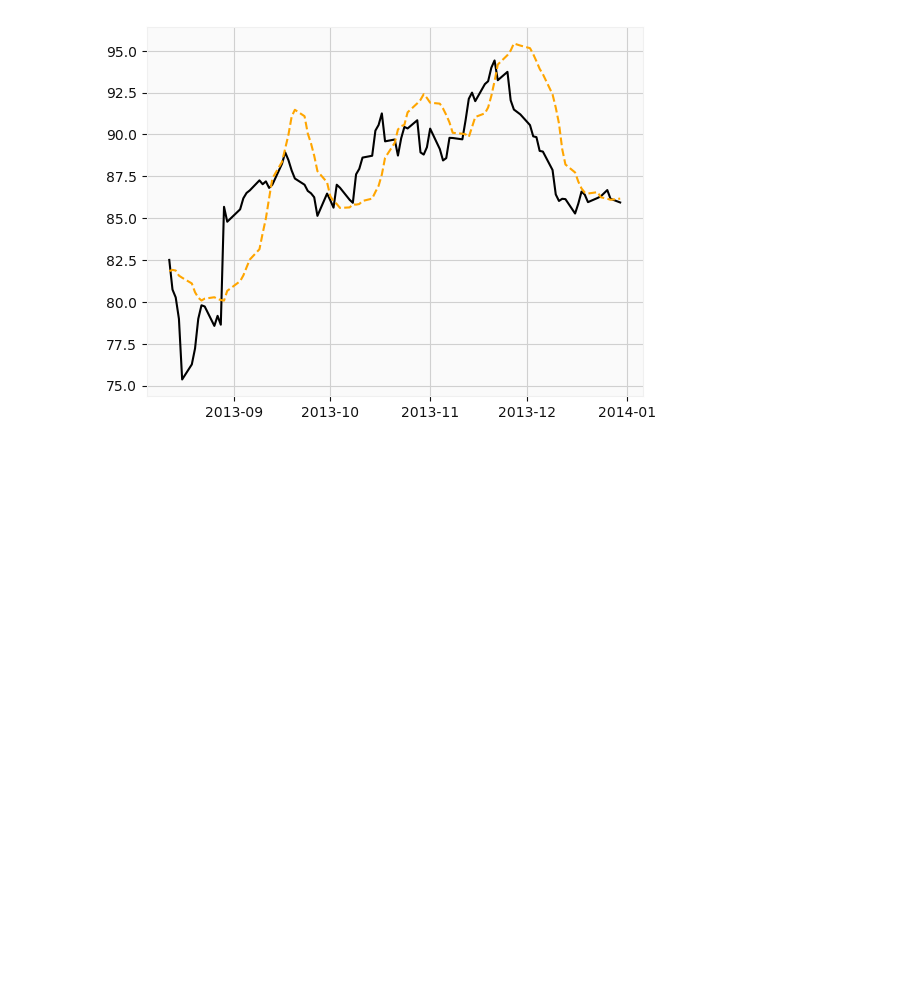
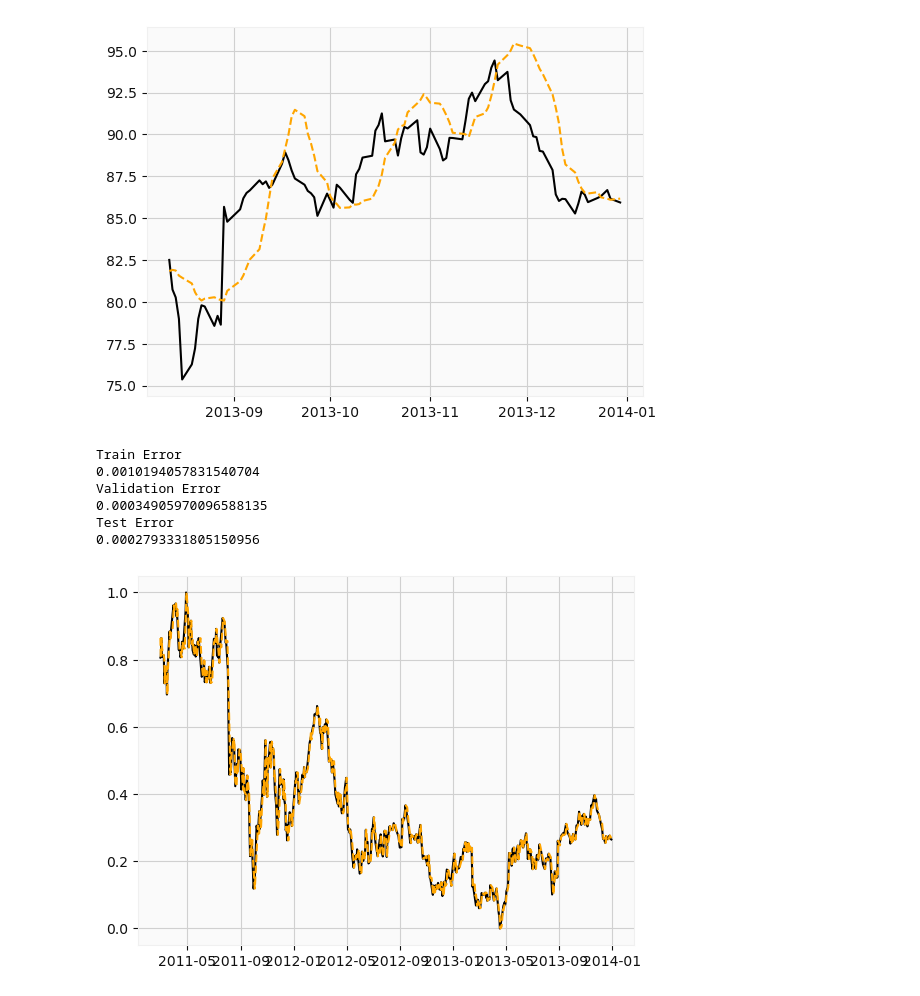
Before and after one commit to tadeohepperle/financial_technology_project2_stock_price_prediction, a Jupyter notebook: hw2_A11922105.ipynb, the cells around one changed output. Drawn from its saved outputs; the diff is of its cells as text; code cells hidden in the pictures; blank space fills up the shorter version.

Commit message:
normalized values

```diff
--- a/hw2_A11922105.ipynb
+++ b/hw2_A11922105.ipynb
@@ -622,3 +630,48 @@ EPOCH 99:: train_loss: 59.161514605141114, validation_loss: 27.091339111328125
 EPOCH 100:: train_loss: 57.019242836713254, validation_loss: 28.34781837463379
 [figure]
 [figure]
+# %%
+class Regression_LastValueModel():
+    # accepts just the close price as input
+    # column name: "Open","High","Low","Close","MA10", "MA30", "K", "D"
+    def __init__(self, column_name):
+        self.column_name = column_name
+        self.___ = nn.Linear(1,1)
+
+    def predict(self, batch):
+        mapping_of_columns =  {k: i for (i,k) in enumerate(["Open","High","Low","Close","MA10", "MA30", "K", "D"])}
+        column = mapping_of_columns[self.column_name]
+
+        result = batch[-1,:, column:column+1]
+
+        return NUMERIC_FEATURES_NORM_REVERSE_FUNCS[self.column_name](result)
+# %%
+"""
+Train Error
+4.24492883682251
+Validation Error
+1.4535270929336548
+Test Error
+1.163177490234375
+
+This is a minimum benchmark for any machine learning!!! It is just taking the last day to predict the next day. :O
+"""
+
+model = Regression_LastValueModel("Close")
+predictor = ModelPredictor(model, 10,  torch.nn.MSELoss())
+print("Train Error")
+print(predictor.evaluate(df_train))
+print("Validation Error")
+print(predictor.evaluate(df_validation))
+print("Test Error")
+print(predictor.evaluate(df_test))
+
+predictor.predict_and_plot(df)
+# %% [output]
+Train Error
+0.0010194057831540704
+Validation Error
+0.00034905970096588135
+Test Error
+0.0002793331805150956
+[figure, added]
```
Also changed, not shown: parts of 12 cells of this notebook, 2 other files.
